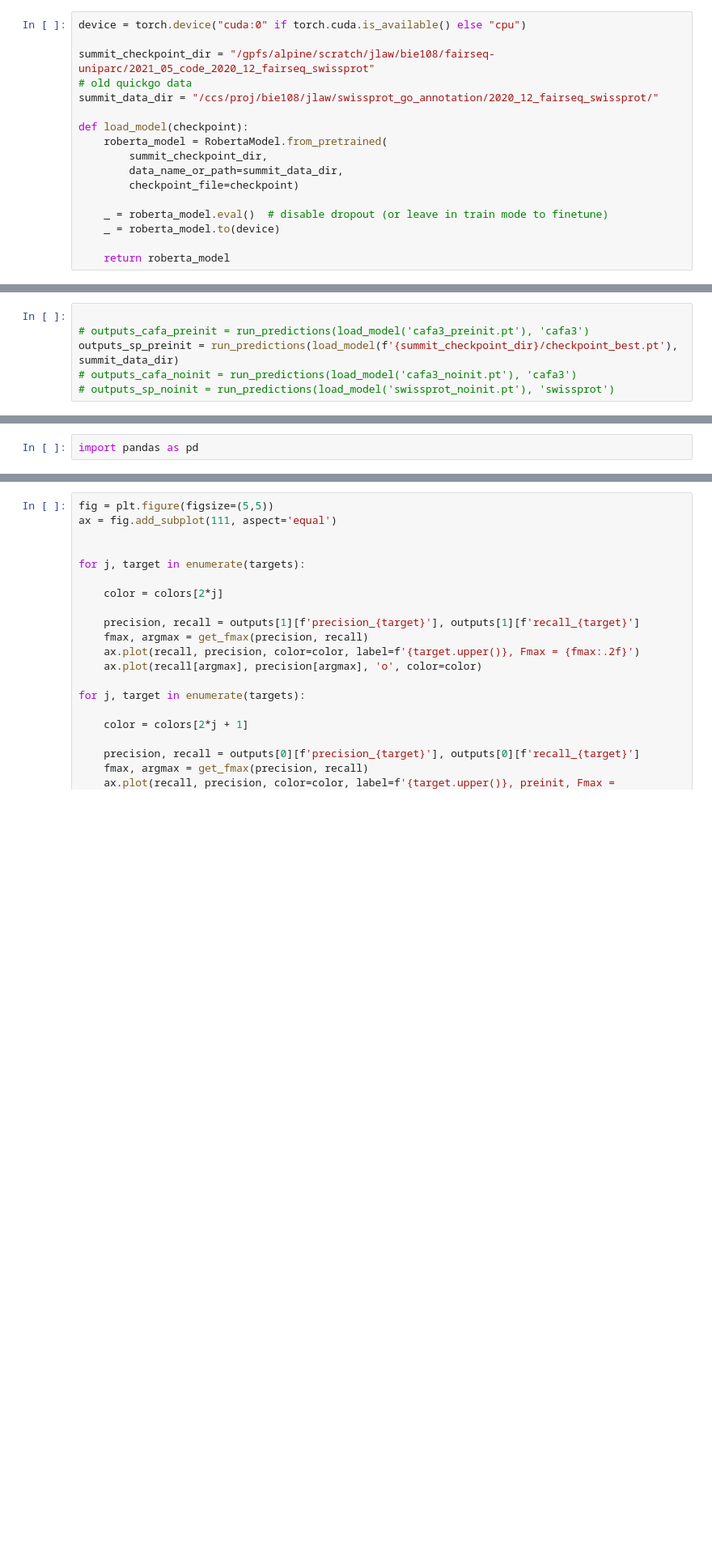
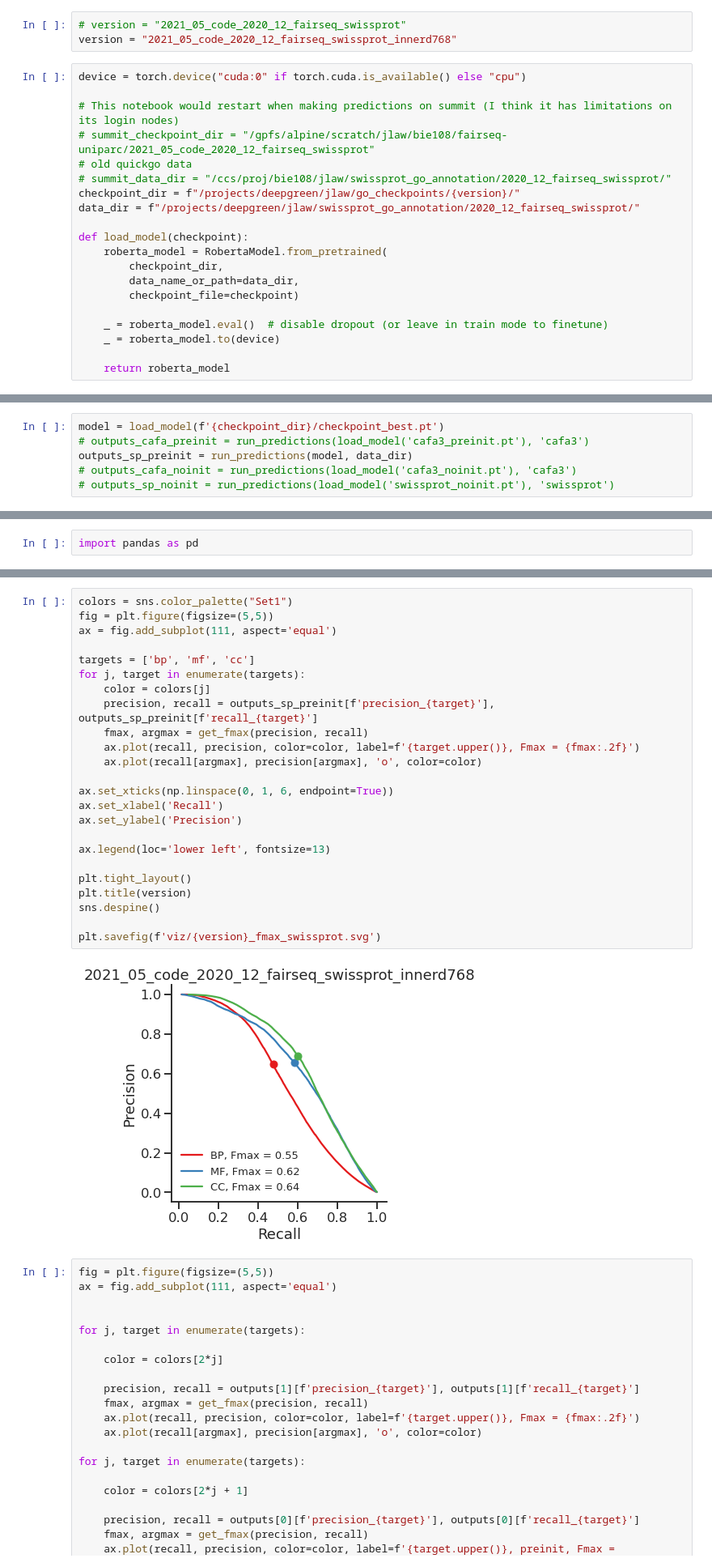
Before and after one commit to jlaw9/fairseq-uniparc, a Jupyter notebook: go_annotation/eagle/2020_12_run_go_predictions.ipynb, the cells around one changed output, grey strips where cells are left out. Shown: that part at 81% size. Saved outputs shown, nothing was run; the diff lists cells and outputs as text; blank space fills up the shorter version.

```diff
--- a/go_annotation/eagle/2020_12_run_go_predictions.ipynb
+++ b/go_annotation/eagle/2020_12_run_go_predictions.ipynb
@@ -26,16 +40,22 @@ True
 # %% [markdown]
 ### Load the roberta model that's been fine-tuned on swissprot GO annotations
+# %%
+# version = "2021_05_code_2020_12_fairseq_swissprot"
+version = "2021_05_code_2020_12_fairseq_swissprot_innerd768"
 # %%
 device = torch.device("cuda:0" if torch.cuda.is_available() else "cpu")
 
-summit_checkpoint_dir = "/gpfs/alpine/scratch/jlaw/bie108/fairseq-uniparc/2021_05_code_2020_12_fairseq_swissprot"
+# This notebook would restart when making predictions on summit (I think it has limitations on its login nodes)
+# summit_checkpoint_dir = "/gpfs/alpine/scratch/jlaw/bie108/fairseq-uniparc/2021_05_code_2020_12_fairseq_swissprot"
 # old quickgo data
-summit_data_dir = "/ccs/proj/bie108/jlaw/swissprot_go_annotation/2020_12_fairseq_swissprot/"
+# summit_data_dir = "/ccs/proj/bie108/jlaw/swissprot_go_annotation/2020_12_fairseq_swissprot/"
+checkpoint_dir = f"/projects/deepgreen/jlaw/go_checkpoints/{version}/"
+data_dir = f"/projects/deepgreen/jlaw/swissprot_go_annotation/2020_12_fairseq_swissprot/"
 
 def load_model(checkpoint):
     roberta_model = RobertaModel.from_pretrained(
-        summit_checkpoint_dir,
-        data_name_or_path=summit_data_dir,
+        checkpoint_dir,
+        data_name_or_path=data_dir,
         checkpoint_file=checkpoint)
 
     _ = roberta_model.eval()  # disable dropout (or leave in train mode to finetune)
@@ -158,7 +159,7 @@ def load_model(checkpoint):
 # %%
-
+model = load_model(f'{checkpoint_dir}/checkpoint_best.pt')
 # outputs_cafa_preinit = run_predictions(load_model('cafa3_preinit.pt'), 'cafa3')
-outputs_sp_preinit = run_predictions(load_model(f'{summit_checkpoint_dir}/checkpoint_best.pt'), summit_data_dir)
+outputs_sp_preinit = run_predictions(model, data_dir)
 # outputs_cafa_noinit = run_predictions(load_model('cafa3_noinit.pt'), 'cafa3')
 # outputs_sp_noinit = run_predictions(load_model('swissprot_noinit.pt'), 'swissprot')
 # %% [output]
@@ -229,3 +206,29 @@ colors
+# %%
+colors = sns.color_palette("Set1")
+fig = plt.figure(figsize=(5,5))
+ax = fig.add_subplot(111, aspect='equal')
+
+targets = ['bp', 'mf', 'cc']
+for j, target in enumerate(targets):
+    color = colors[j]
+    precision, recall = outputs_sp_preinit[f'precision_{target}'], outputs_sp_preinit[f'recall_{target}']
+    fmax, argmax = get_fmax(precision, recall)
+    ax.plot(recall, precision, color=color, label=f'{target.upper()}, Fmax = {fmax:.2f}')
+    ax.plot(recall[argmax], precision[argmax], 'o', color=color)
+
+ax.set_xticks(np.linspace(0, 1, 6, endpoint=True))
+ax.set_xlabel('Recall')
+ax.set_ylabel('Precision')
+
+ax.legend(loc='lower left', fontsize=13)
+
+plt.tight_layout()
+plt.title(version)
+sns.despine()
+
+plt.savefig(f'viz/{version}_fmax_swissprot.svg')
+# %% [output]
+[figure, added]
 # %%
 fig = plt.figure(figsize=(5,5))
 ax = fig.add_subplot(111, aspect='equal')
```
Also changed, not shown: parts of 10 cells of this notebook, 2 other files.
